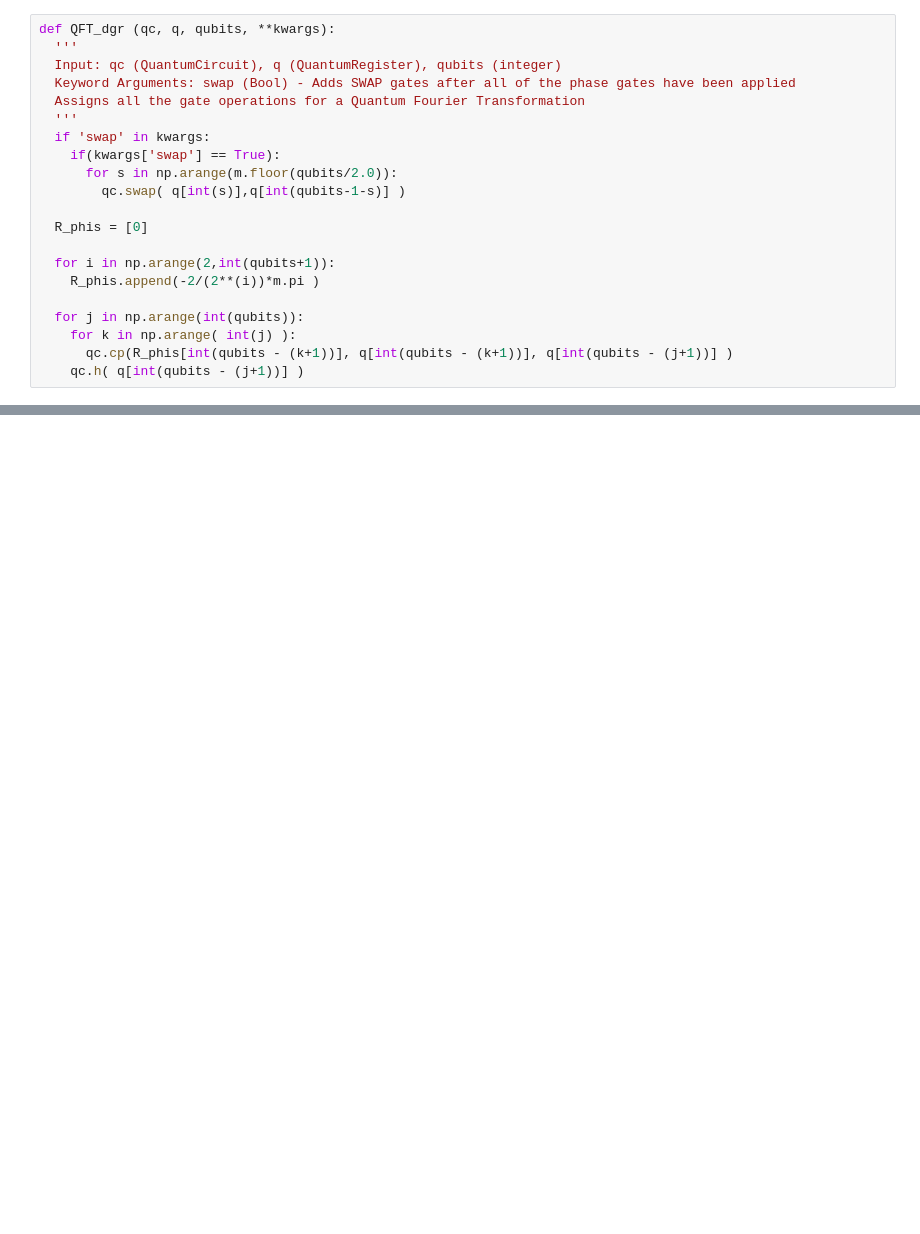
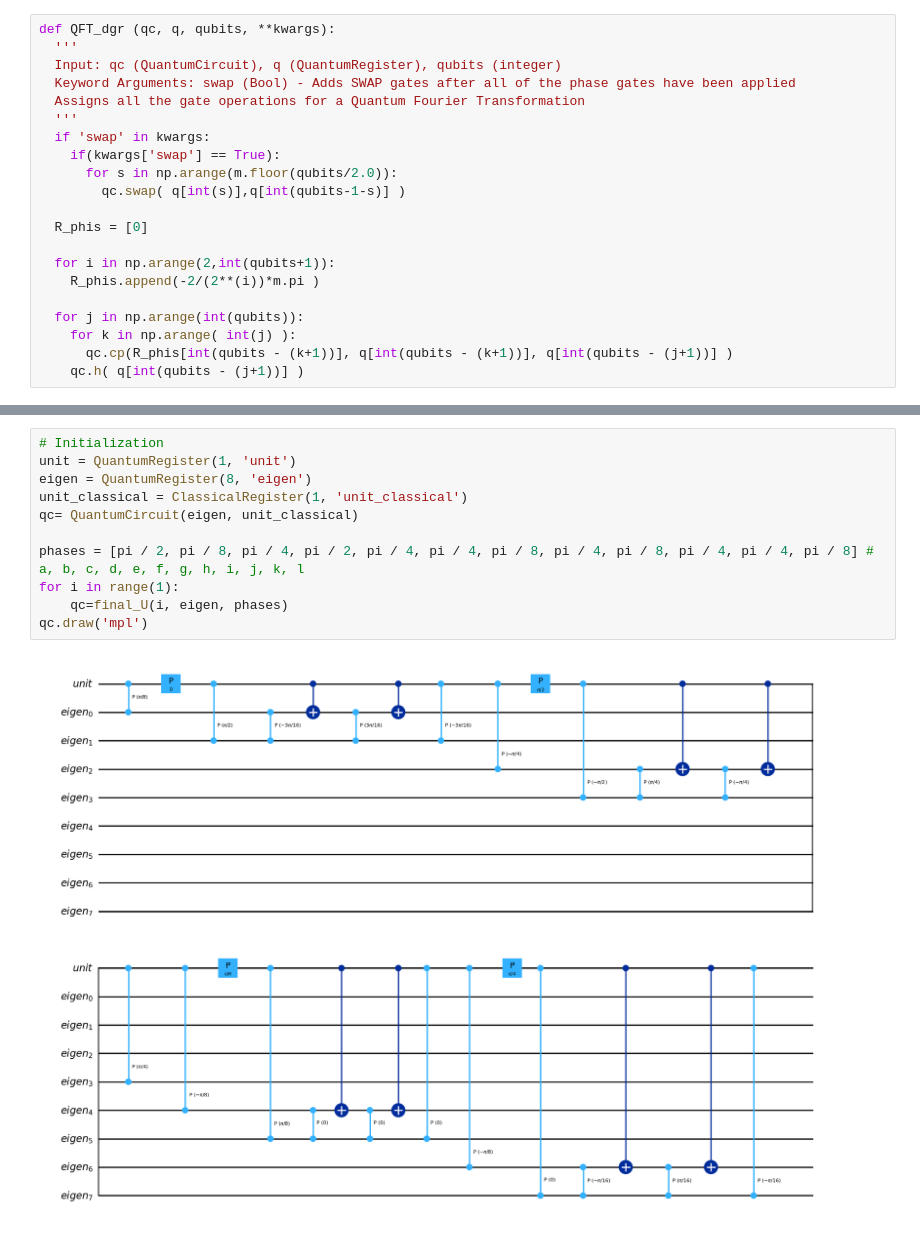
Before and after one commit to rbalak/qcml-tsp, a Jupyter notebook: tsp_qpe/TSP_QPE.ipynb, the cells around one changed output, grey strips where cells are left out. Saved outputs shown, nothing was run; the diff lists cells and outputs as text; blank space fills up the shorter version.

```diff
--- a/tsp_qpe/TSP_QPE.ipynb
+++ b/tsp_qpe/TSP_QPE.ipynb
@@ -244,0 +337,13 @@ $$
+# %%
+# Initialization
+unit = QuantumRegister(1, 'unit')
+eigen = QuantumRegister(8, 'eigen')
+unit_classical = ClassicalRegister(1, 'unit_classical')
+qc= QuantumCircuit(eigen, unit_classical)
+
+phases = [pi / 2, pi / 8, pi / 4, pi / 2, pi / 4, pi / 4, pi / 8, pi / 4, pi / 8, pi / 4, pi / 4, pi / 8] # a, b, c, d, e, f, g, h, i, j, k, l
+for i in range(1):
+    qc=final_U(i, eigen, phases)
+qc.draw('mpl')
+# %% [output]
+[figure, added]
```
Also changed, not shown: parts of 14 cells of this notebook.
